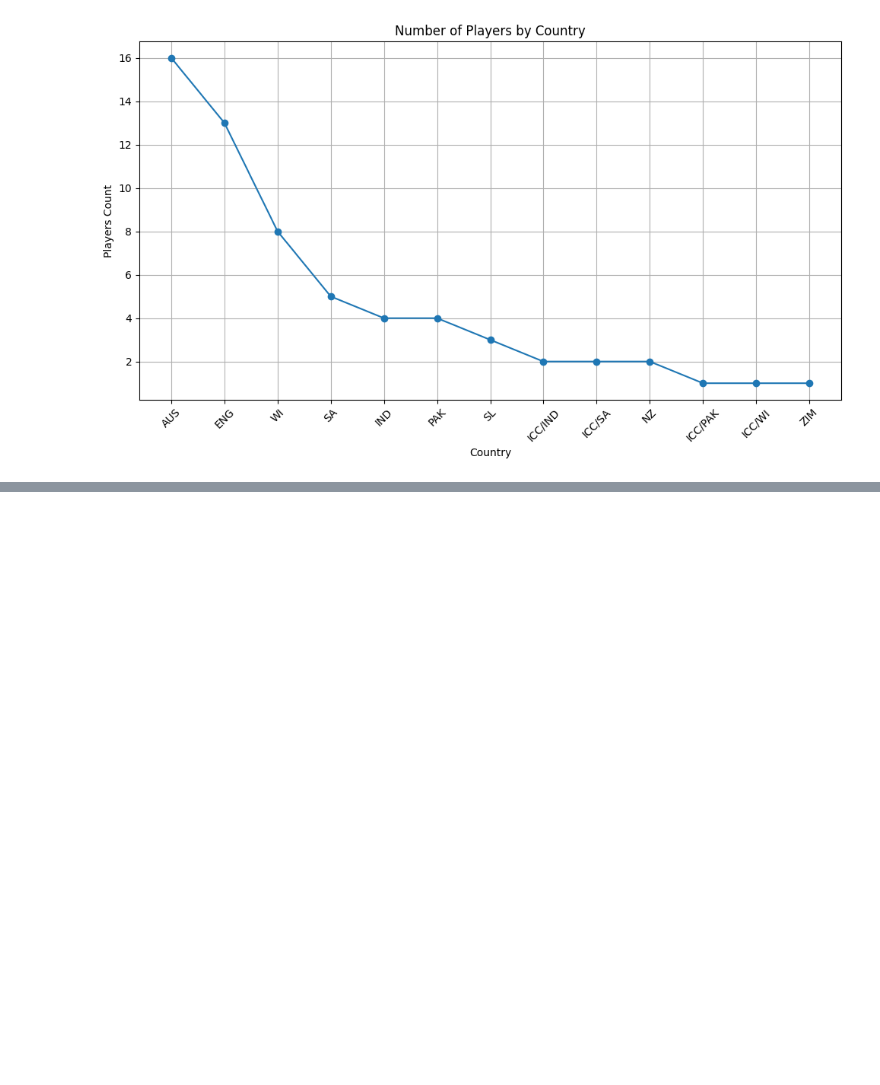
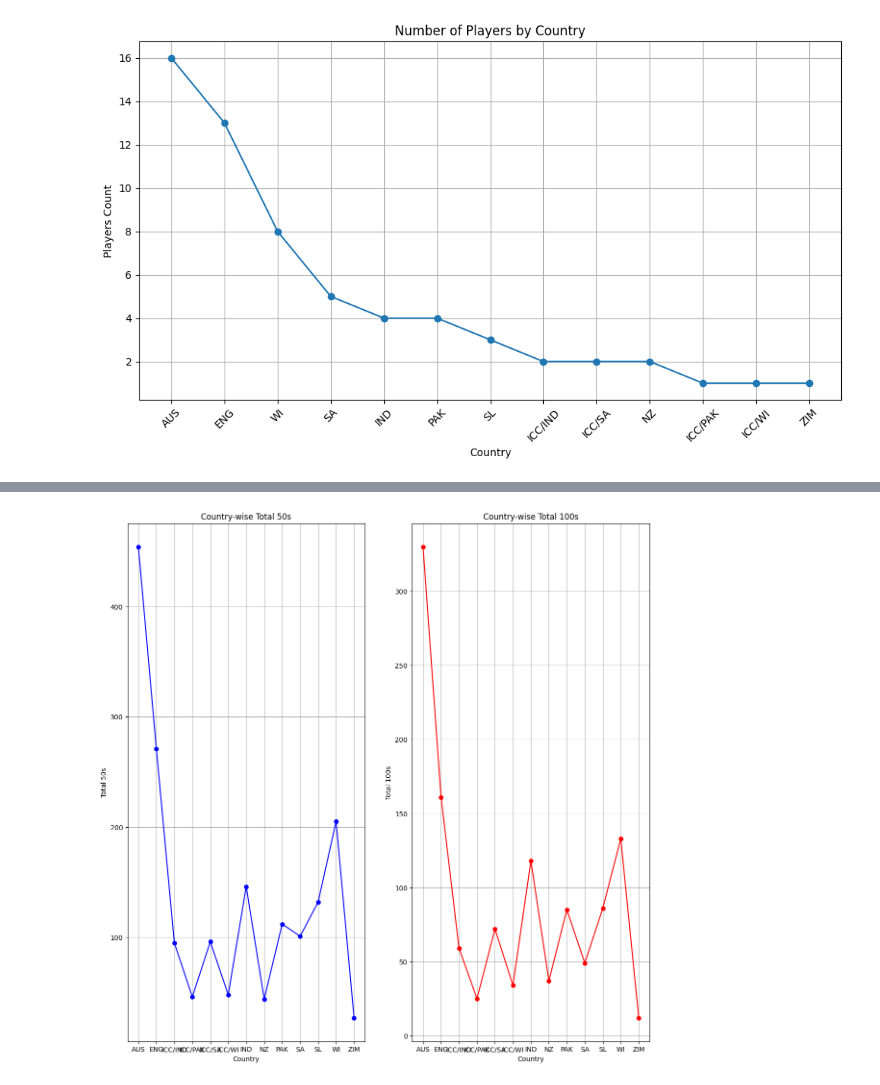
Before and after one commit to Udhay2898/Statistical-Insights-into-Test-Cricket-Performance, a Jupyter notebook: ICC_Test_Stats.ipynb, the cells around one changed output, grey strips where cells are left out. Cells and saved outputs as stored; diff of their text form; code cells hidden in the pictures; blank space fills up the shorter version.

```diff
--- a/ICC_Test_Stats.ipynb
+++ b/ICC_Test_Stats.ipynb
@@ -314,0 +325,6 @@ plt.show()
+# %%
+# Group by 'Country' and calculate the sum of '50s' and '100s'
+country_stats = df.groupby('Country')[['50', '100']].sum().reset_index()
+
+# Display the result
+print(country_stats)
@@ -314,0 +346,23 @@ plt.show()
+# %%
+# Plotting
+plt.figure(figsize=(14, 14))
+
+# Plot for 50s
+plt.subplot(1, 2, 1)
+plt.plot(country_stats['Country'], country_stats['50'], marker='o', linestyle='-', color='b')
+plt.title('Country-wise Total 50s')
+plt.xlabel('Country')
+plt.ylabel('Total 50s')
+plt.grid(True)
+
+# Plot for 100s
+plt.subplot(1, 2, 2)
+plt.plot(country_stats['Country'], country_stats['100'], marker='o', linestyle='-', color='r')
+plt.title('Country-wise Total 100s')
+plt.xlabel('Country')
+plt.ylabel('Total 100s')
+plt.grid(True)
+
+plt.show()
+# %% [output]
+[figure, added]
```
Also changed, not shown: parts of 8 cells of this notebook.
